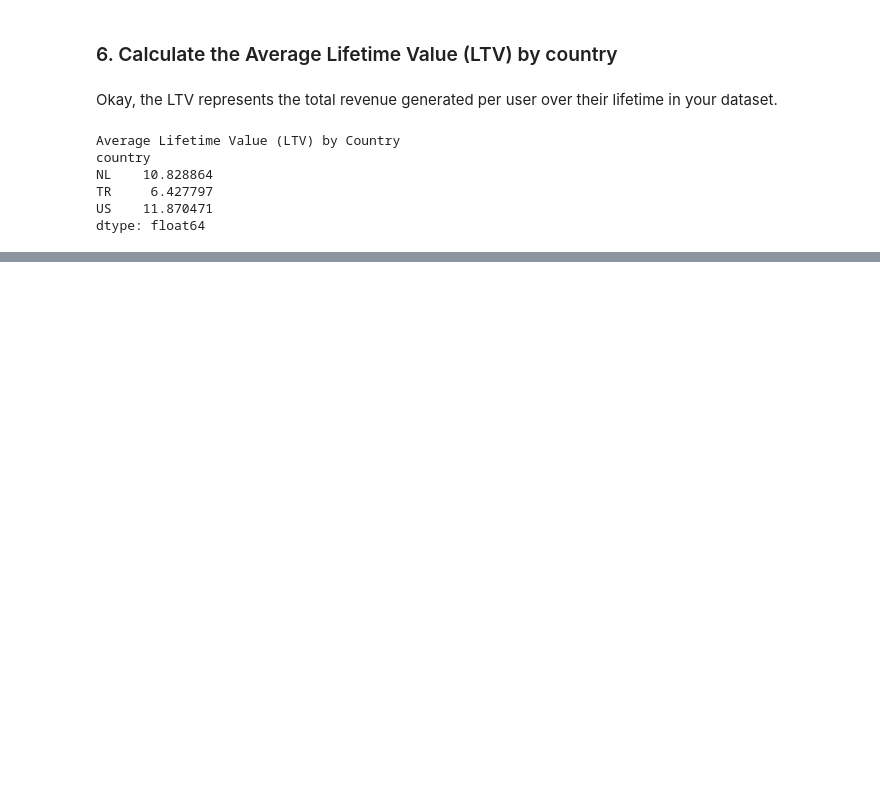
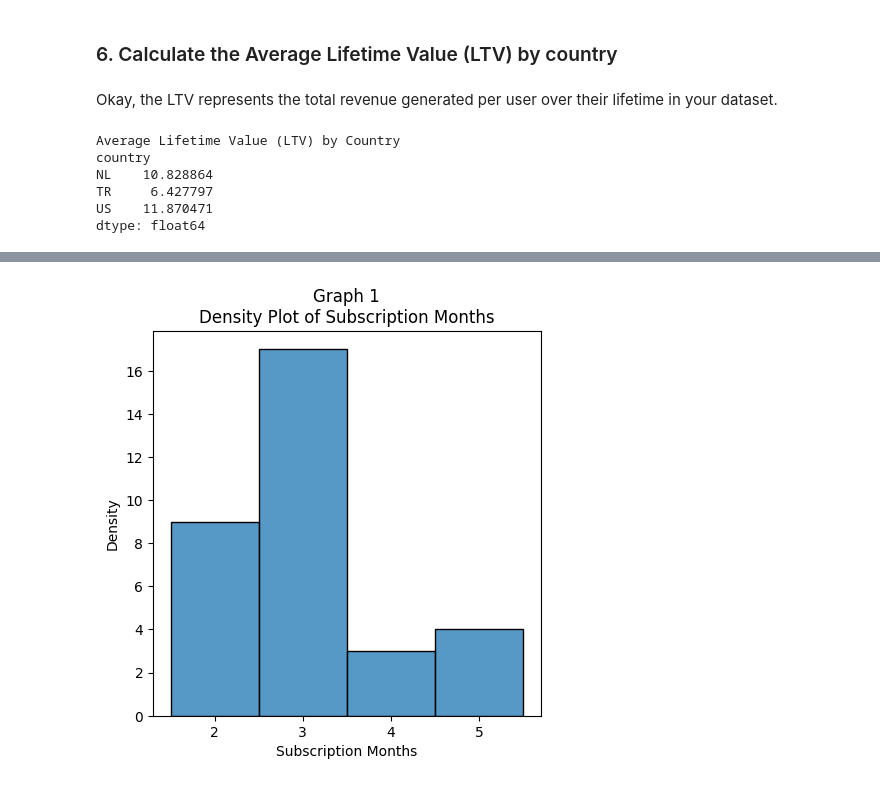
Before and after one commit to anilergan/Popcorns-CaseStudy-DataAnalysis, a Jupyter notebook: getting_started.ipynb, the cells around one changed output, grey strips where cells are left out. Saved outputs shown, nothing was run; the diff lists cells and outputs as text; code cells hidden in the pictures; blank space fills up the shorter version.

```diff
--- a/getting_started.ipynb
+++ b/getting_started.ipynb
@@ -407,0 +553,3 @@ dtype: float64
+# %%
+df_ltv_and_users = df_merged[df_merged['id_users'].isin(users_has_ltv['id_users'])].groupby("id_users")[['amount_usd']].sum()
+df_ltv_and_users = df_ltv_and_users.reset_index().rename(columns={"amount_usd": "ltv"})
@@ -407,0 +572,6 @@ dtype: float64
+# %%
+df_ltv = df_1.loc[: , ["id", "attribution_source", "country"]]
+
+df_ltv = pd.merge(left=df_ltv, right=df_ltv_and_users, how="left", left_on="id", right_on="id_users").drop(columns="id_users").fillna(0)
+df_ltv = df_ltv[df_ltv['id'].isin(df_ltv_and_users['id_users'])]
+df_ltv
@@ -407,0 +594,3 @@ dtype: float64
+# %%
+df_ltv_bw = df_ltv[(df_ltv['attribution_source'] == "instagram") & (df_ltv['country'] == "US")]
+df_ltv_bw
@@ -407,0 +617,2 @@ dtype: float64
+# %%
+df_ltv_bw.loc[:, "subs_month"] = (df_ltv_bw["ltv"] / 9.99).astype(int)
@@ -407,0 +645,21 @@ dtype: float64
+# %%
+# Set plot size
+plt.figure(figsize=(5, 5))
+
+# Plot histogram with properly spaced bins
+sns.histplot(data=df_ltv_bw, x="subs_month", bins=np.arange(df_ltv_bw.loc[:, "subs_month"].min() - 0.5,
+                                                            df_ltv_bw.loc[:, "subs_month"].max() + 1.5, 1),
+             discrete=True)
+
+# Set x-axis labels to show only whole numbers
+plt.xticks(ticks=sorted(df_ltv_bw.loc[:, "subs_month"].unique()), labels=[str(x) for x in sorted(df_ltv_bw.loc[:, "subs_month"].unique())])
+
+# Labels and title
+plt.xlabel("Subscription Months")
+plt.ylabel("Density")
+plt.title("Graph 1\nDensity Plot of Subscription Months")
+
+
+plt.show()
+# %% [output]
+[figure, added]
```
Also changed, not shown: parts of 31 cells of this notebook.
